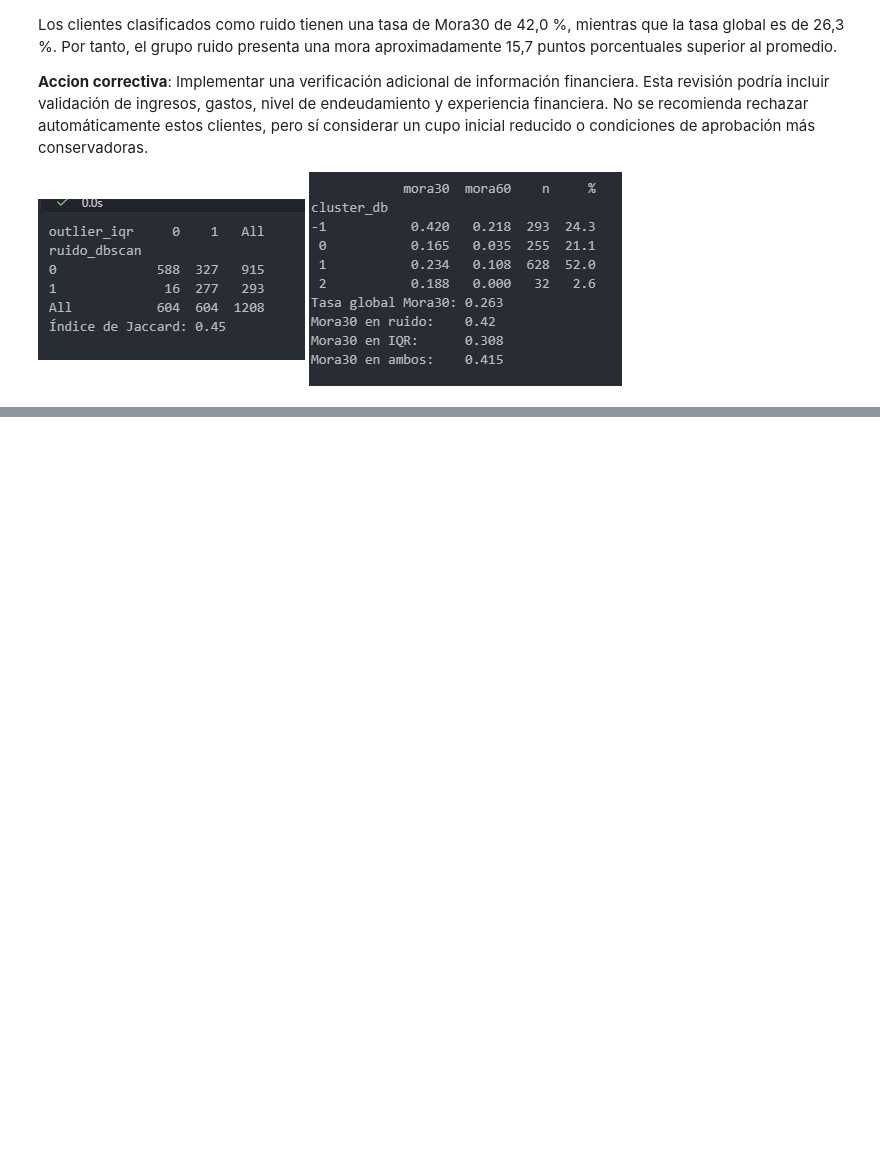
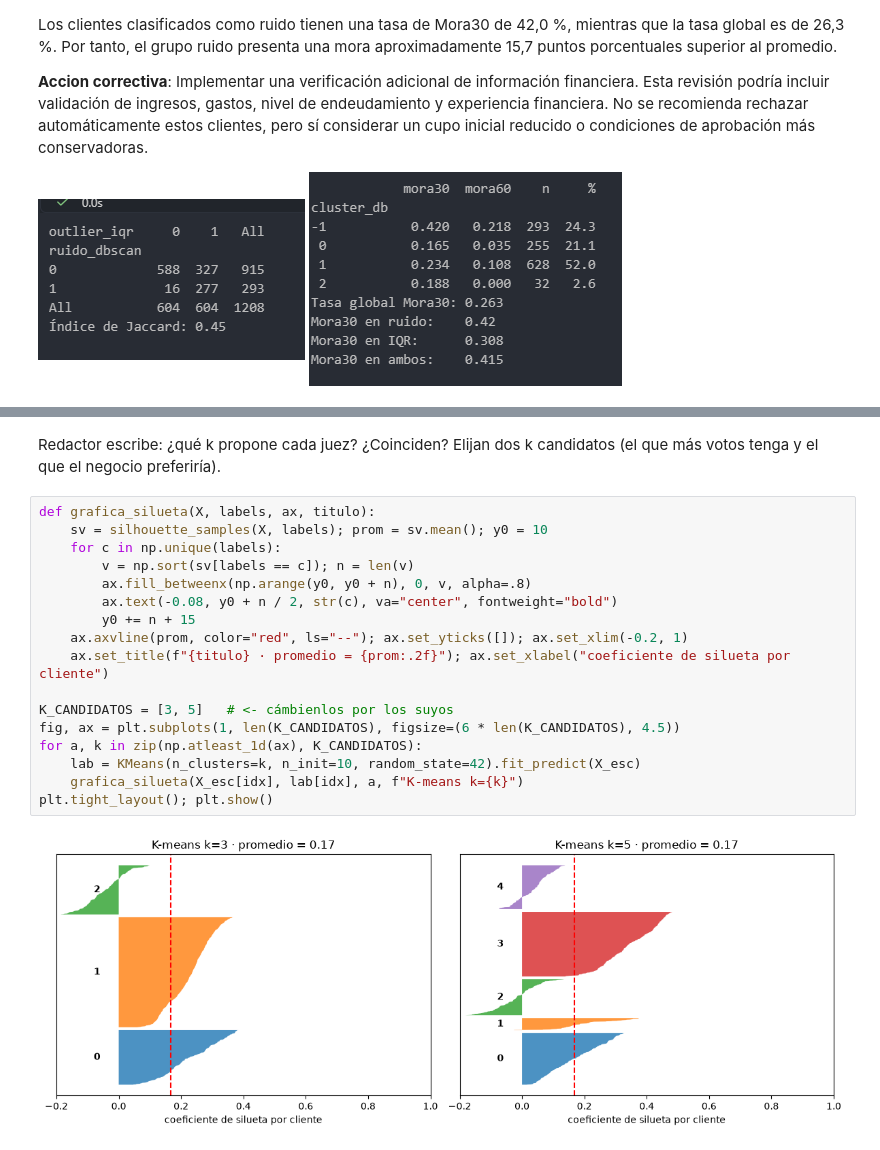
Before and after one commit to VelasquezG/TallerIA, a Jupyter notebook: TallerIAColab.ipynb, the cells around one changed output, grey strips where cells are left out. Drawn from its saved outputs; the diff is of its cells as text; blank space fills up the shorter version.

```diff
--- a/TallerIAColab.ipynb
+++ b/TallerIAColab.ipynb
@@ -1330,0 +1364,21 @@ Los clientes clasificados como ruido tienen una tasa de Mora30 de 42,0 %, mientr
+# %% [markdown]
+Redactor escribe: ¿qué k propone cada juez? ¿Coinciden? Elijan dos k candidatos (el que más votos tenga y el que el negocio preferiría).
+# %%
+def grafica_silueta(X, labels, ax, titulo):
+    sv = silhouette_samples(X, labels); prom = sv.mean(); y0 = 10
+    for c in np.unique(labels):
+        v = np.sort(sv[labels == c]); n = len(v)
+        ax.fill_betweenx(np.arange(y0, y0 + n), 0, v, alpha=.8)
+        ax.text(-0.08, y0 + n / 2, str(c), va="center", fontweight="bold")
+        y0 += n + 15
+    ax.axvline(prom, color="red", ls="--"); ax.set_yticks([]); ax.set_xlim(-0.2, 1)
+    ax.set_title(f"{titulo} · promedio = {prom:.2f}"); ax.set_xlabel("coeficiente de silueta por cliente")
+
+K_CANDIDATOS = [3, 5]   # <- cámbienlos por los suyos
+fig, ax = plt.subplots(1, len(K_CANDIDATOS), figsize=(6 * len(K_CANDIDATOS), 4.5))
+for a, k in zip(np.atleast_1d(ax), K_CANDIDATOS):
+    lab = KMeans(n_clusters=k, n_init=10, random_state=42).fit_predict(X_esc)
+    grafica_silueta(X_esc[idx], lab[idx], a, f"K-means k={k}")
+plt.tight_layout(); plt.show()
+# %% [output]
+[figure, added]
```
Also changed, not shown: parts of 10 cells of this notebook.
